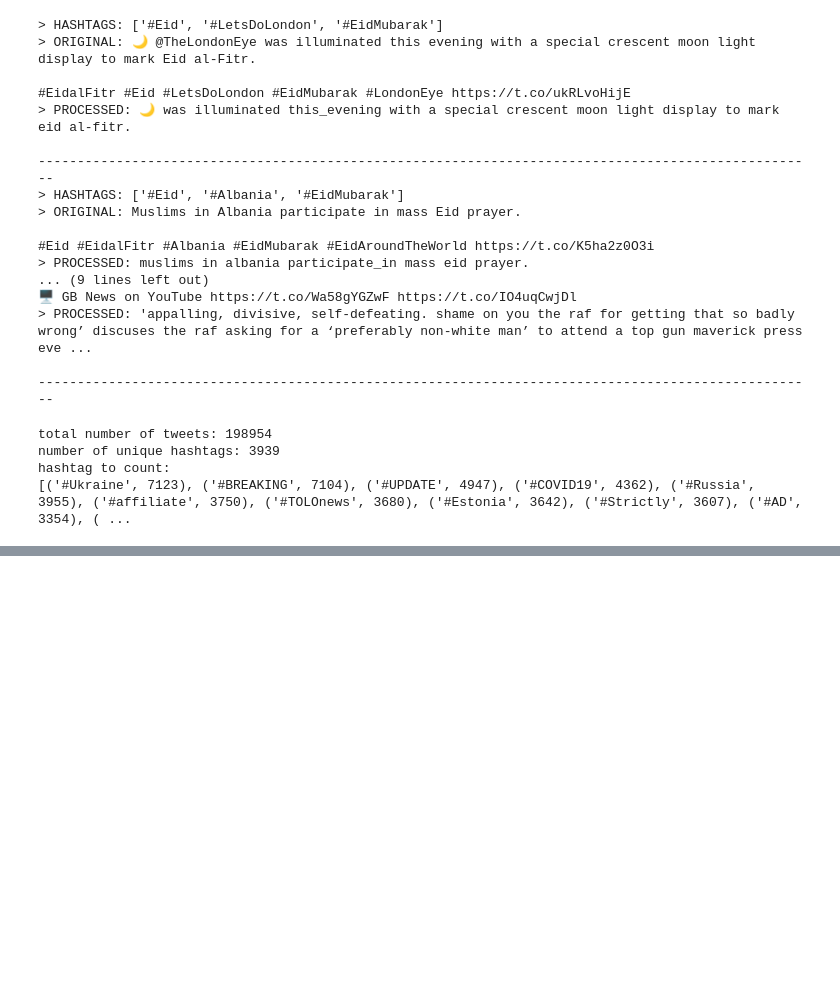
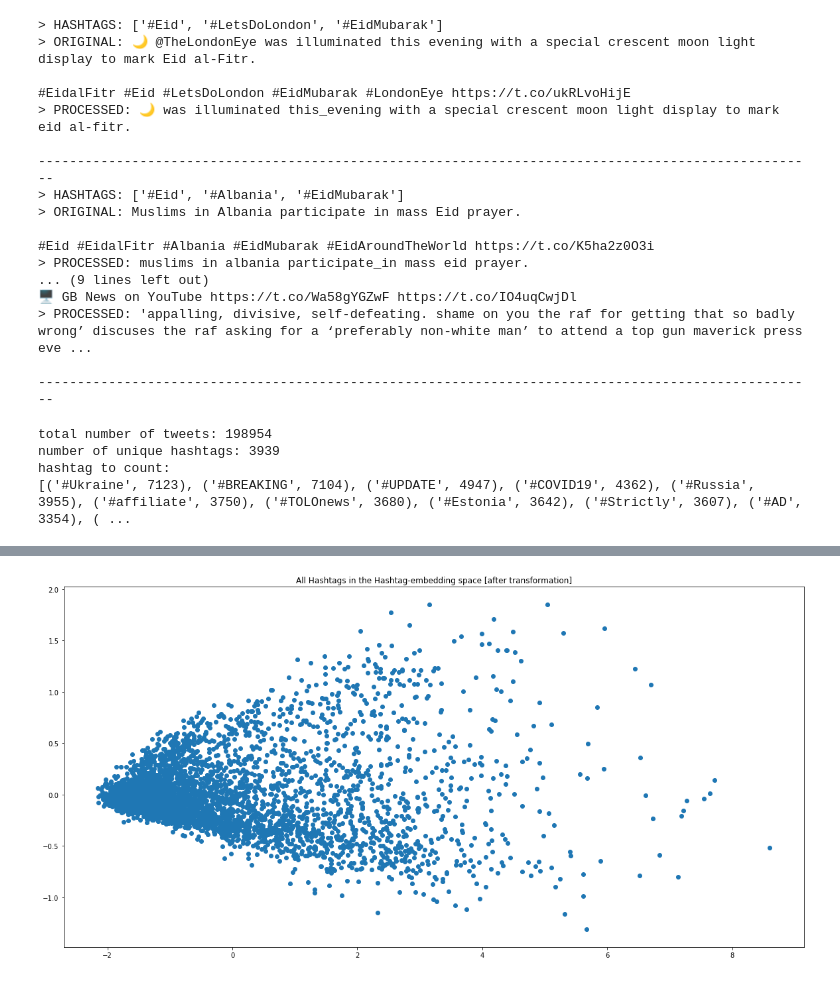
Before and after one commit to danielmuellerdev/HASHET, a Jupyter notebook: display_data.ipynb, the cells around one changed output, grey strips where cells are left out. Cells and saved outputs as stored; diff of their text form; code cells hidden in the pictures; blank space fills up the shorter version.

```diff
--- a/display_data.ipynb
+++ b/display_data.ipynb
@@ -129,0 +174,4 @@ for i, hashtag in enumerate(top_hashtags):
+# %%
+hashtag_visualizer.plot_all_hashtags(after_transformation=True)
+# %% [output]
+[figure, added]
```
Also changed, not shown: parts of 15 cells of this notebook.
